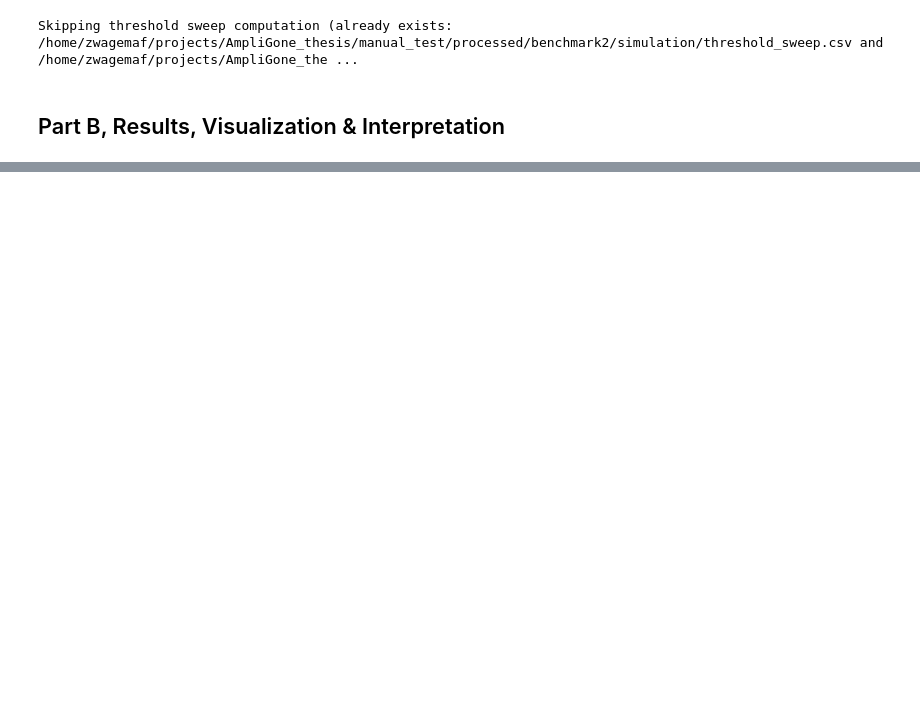
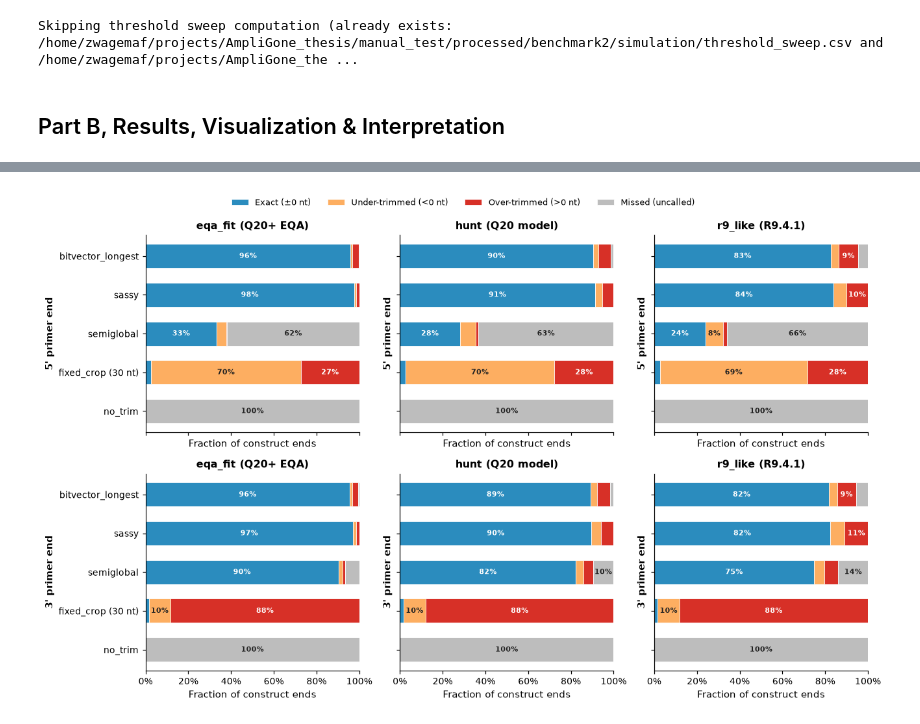
Before and after one commit to florianzwagemaker/AmpliGone, a Jupyter notebook: benchmark-simulation.ipynb, the cells around one changed output, grey strips where cells are left out. Drawn from its saved outputs; the diff is of its cells as text; code cells hidden in the pictures; blank space fills up the shorter version.

```diff
--- a/benchmark-simulation.ipynb
+++ b/benchmark-simulation.ipynb
@@ -1228,0 +1395,57 @@ plt.show()
+# %%
+
+outcomes_order = ("exact", "under", "over", "missed")
+outcome_labels = {
+    "exact": "Exact (±0 nt)",
+    "under": "Under-trimmed (<0 nt)",
+    "over": "Over-trimmed (>0 nt)",
+    "missed": "Missed (uncalled)",
+}
+
+end_counts = (
+    END_OUTCOMES[END_OUTCOMES["method"].isin(DISPLAY_METHODS)]
+    .groupby(["profile", "end", "method", "outcome"])
+    .size()
+    .unstack(fill_value=0)
+    .reindex(columns=outcomes_order, fill_value=0)
+)
+end_props = end_counts.div(end_counts.sum(axis=1), axis=0)
+
+fig, axes = plt.subplots(2, 3, figsize=(12, 7), sharex=True, sharey=True)
+y_positions = np.arange(len(DISPLAY_METHODS))[::-1]
+
+for row_idx, end_label in enumerate(("5'", "3'")):
+    for col_idx, profile in enumerate(SCORING_PROFILES):
+        ax = axes[row_idx, col_idx]
+        sub = end_props.loc[(profile, end_label)].reindex(DISPLAY_METHODS)
+        left_cum = np.zeros(len(DISPLAY_METHODS))
+        for outcome in outcomes_order:
+            vals = sub[outcome].to_numpy(dtype=float)
+            ax.barh(
+                y_positions, vals, left=left_cum, height=0.62,
+                color=OUTCOME_COLOURS[outcome], edgecolor="white", linewidth=0.5,
+                label=outcome_labels[outcome] if (row_idx == 0 and col_idx == 0) else None,
+            )
+            for idx, (v, l0) in enumerate(zip(vals, left_cum)):
+                if v >= 0.08:
+                    txt_color = "white" if outcome in ("exact", "over") else "#222222"
+                    ax.text(
+                        l0 + v / 2, y_positions[idx], f"{v:.0%}",
+                        ha="center", va="center", fontsize=7.5, fontweight="bold", color=txt_color,
+                    )
+            left_cum += vals
+
+        ax.set_title(PROFILE_LABELS[profile])
+        ax.set_ylabel(f"{end_label} primer end", fontweight="bold")
+        ax.set_xlabel("Fraction of construct ends")
+        ax.xaxis.set_major_formatter(PercentFormatter(1.0, decimals=0))
+        ax.set_xlim(0, 1.0)
+        ax.set_yticks(y_positions, [METHOD_LABELS[m] for m in DISPLAY_METHODS])
+
+handles, labels_leg = axes[0, 0].get_legend_handles_labels()
+fig.legend(handles, labels_leg, loc="upper center", bbox_to_anchor=(0.5, 1.04), ncol=4)
+fig.tight_layout()
+save_fig(fig, "fig2_end_outcomes")
+plt.show()
+# %% [output]
+[figure, added]
```
Also changed, not shown: parts of 32 cells of this notebook.
